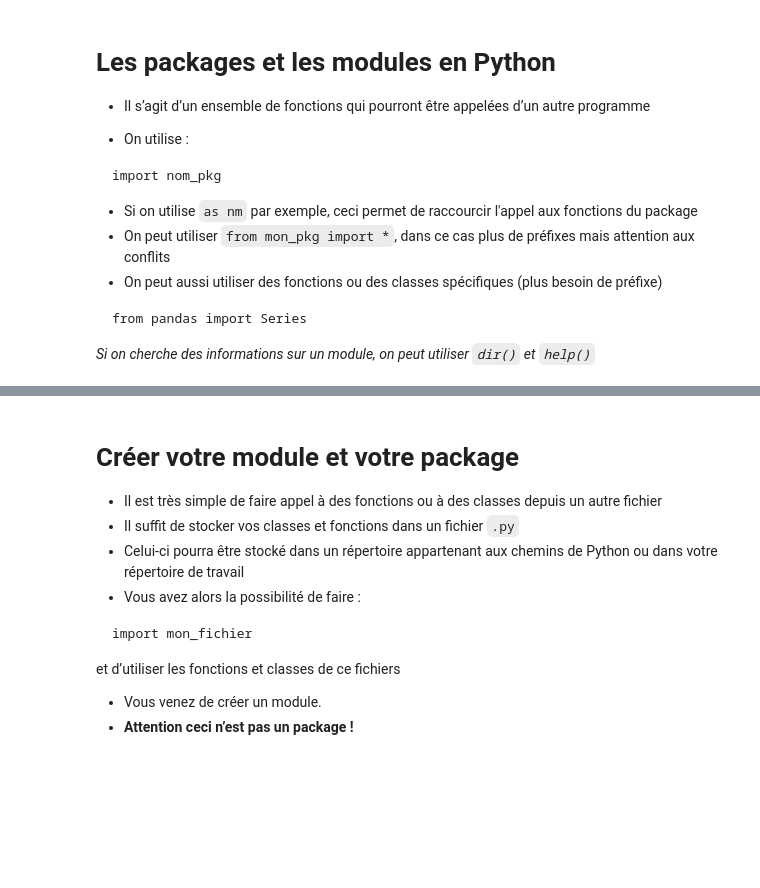
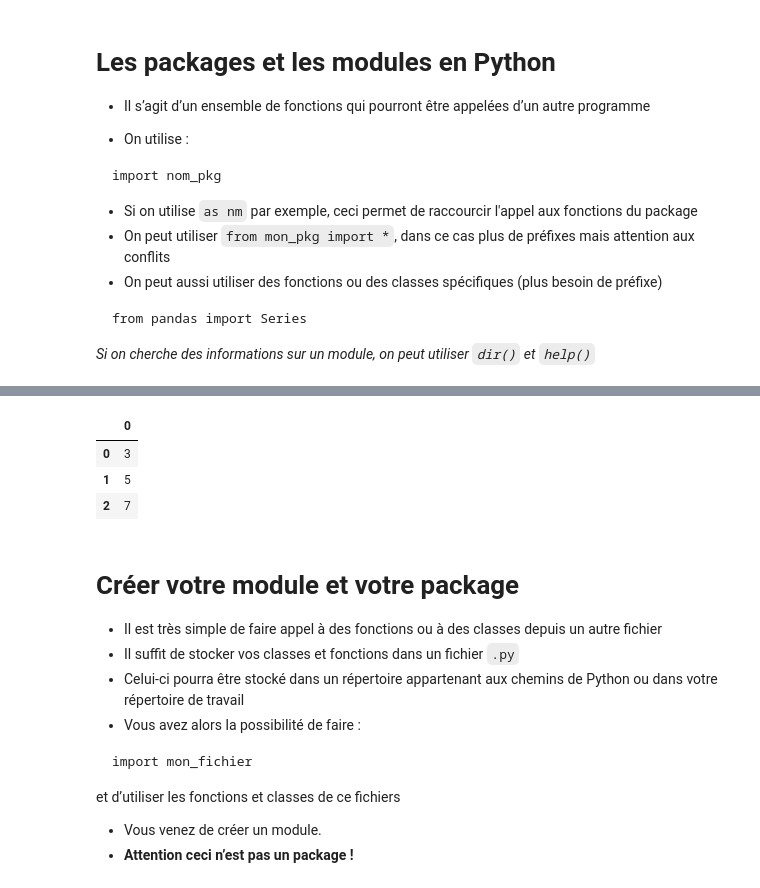
Before and after one commit to stat4decision/ml-adway-mai21, a Jupyter notebook: 03_bases_python.ipynb, the cells around one changed output, grey strips where cells are left out. Cells and saved outputs as stored; diff of their text form; code cells hidden in the pictures; blank space fills up the shorter version.

```diff
--- a/03_bases_python.ipynb
+++ b/03_bases_python.ipynb
@@ -382,0 +610,7 @@ from pandas import Series
+# %%
+pd.DataFrame([3,5,7])
+# %% [output]
+|  | 0 |
+| 0 | 3 |
+| 1 | 5 |
+| 2 | 7 |
```
Also changed, not shown: parts of 77 cells of this notebook.
